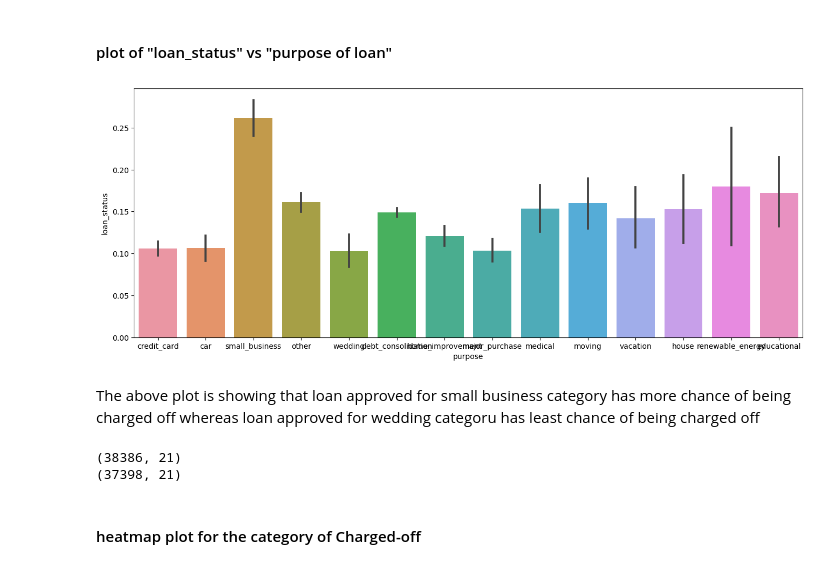
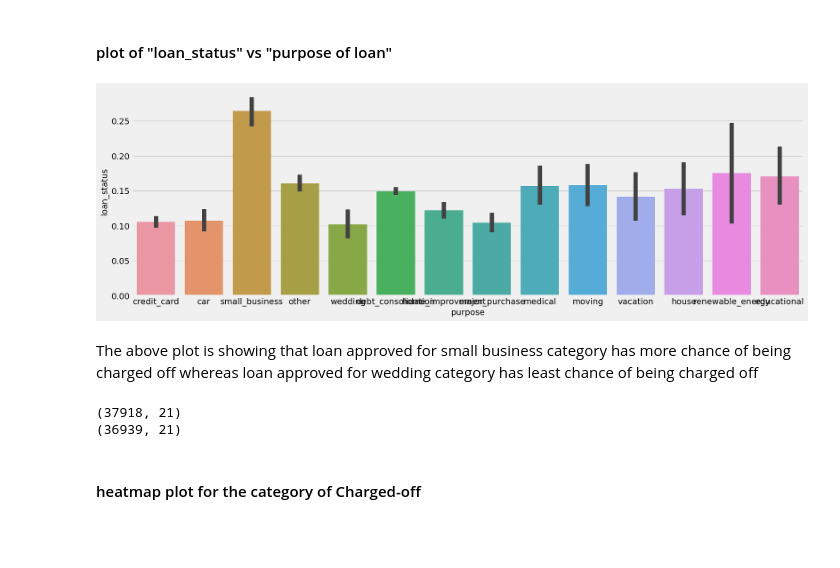
Before and after one commit to alokkmukherji/LendingClubCaseStudy, a Jupyter notebook: C54_LendingClubCaseStudy_AlokeKumarMukherjee_AkshayKachroo.ipynb, the cells around one changed output. Saved outputs shown, nothing was run; the diff lists cells and outputs as text; code cells hidden in the pictures; blank space fills up the shorter version.

```diff
--- a/C54_LendingClubCaseStudy_AlokeKumarMukherjee_AkshayKachroo.ipynb
+++ b/C54_LendingClubCaseStudy_AlokeKumarMukherjee_AkshayKachroo.ipynb
@@ -257,6 +249,7 @@ sns.countplot(x=loan_df['sub_grade'])
 # %% [markdown]
 #### Count plot of "count" vs "charge status "
 # %%
+plt.style.use('fivethirtyeight')
 loan_df.loan_status.value_counts(normalize=True).plot.bar()
 plt.ylabel('Percentage of People')
 plt.show()
@@ -326,0 +384,2 @@ It is evident that Interest rate is in the range between 9% and 14% approximatel
+# %%
+loan_df= loan_df[loan_df.annual_inc <= loan_df["annual_inc"].quantile(.985)]
@@ -386,18 +468,18 @@ The above plot is showing if loan term is more, the chance of being charged-off
 # %% [markdown]
 #### plot of "loan_status" vs "purpose of loan"
 # %%
-plt.figure(figsize=(16, 6))
+plt.figure(figsize=(18, 6))
 sns.barplot(x="purpose", y="loan_status",data=loan_df_new)
 plt.show()
 # %% [output]
-[figure, old version]
+[figure, new version]
 # %% [markdown]
-The above plot is showing that loan approved for small business category has more chance of being charged off whereas loan approved for wedding categoru has least chance of being charged off
+The above plot is showing that loan approved for small business category has more chance of being charged off whereas loan approved for wedding category has least chance of being charged off
 # %%
 print(loan_df.shape)
 print(loan_df_new.shape)
 # %% [output]
-(38386, 21)
-(37398, 21)
+(37918, 21)
+(36939, 21)
 # %% [markdown]
 #### heatmap plot for the category of Charged-off
```
Also changed, not shown: parts of 36 cells of this notebook, 1 other file.
